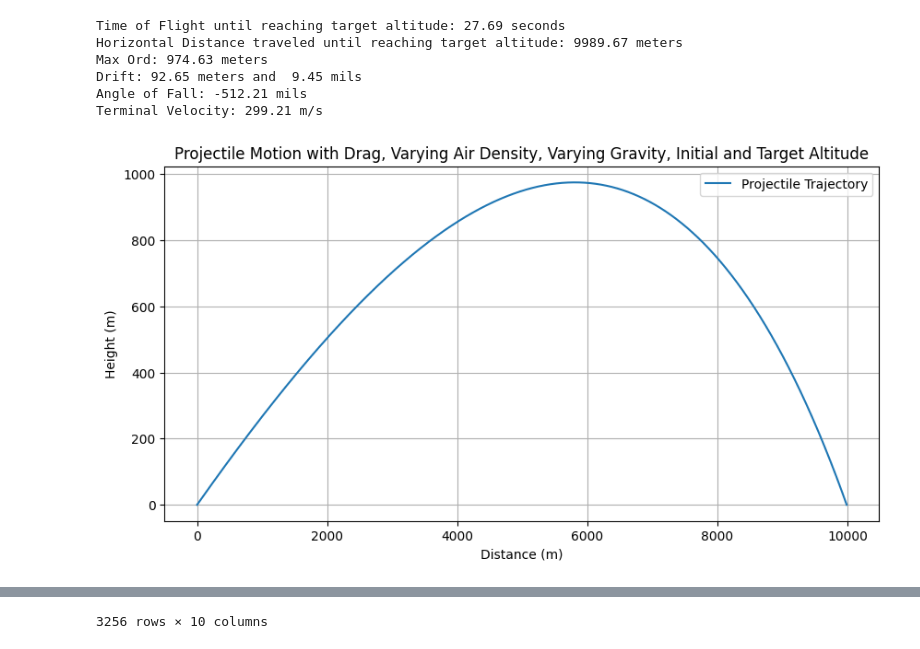
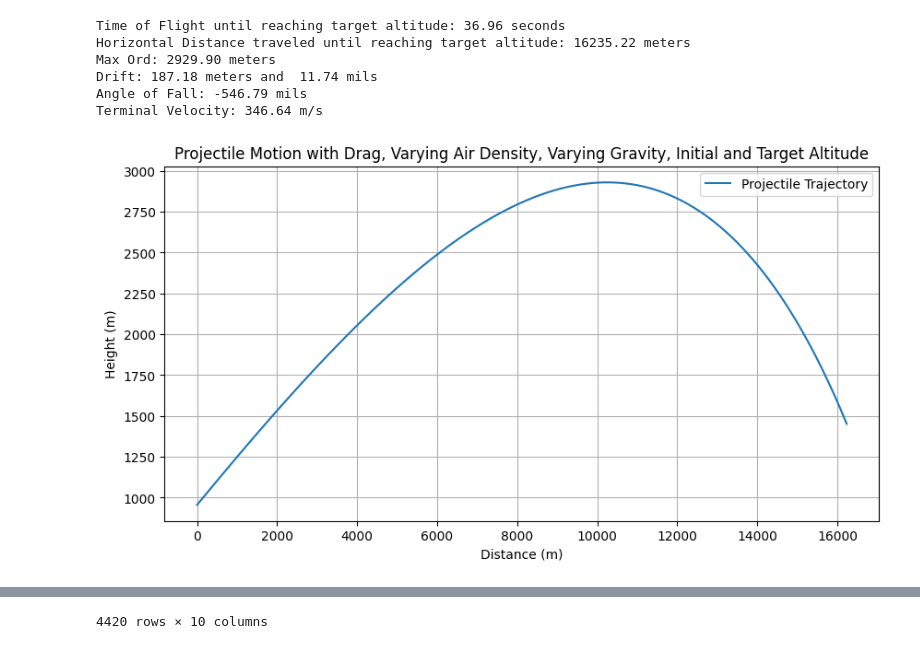
Before and after one commit to harmkenn/Python_Shots_2024, a Jupyter notebook: notebooks/AFATDS/afatds_shot_05.ipynb, the cells around one changed output, grey strips where cells are left out. Drawn from its saved outputs; the diff is of its cells as text; code cells hidden in the pictures.

```diff
--- a/notebooks/AFATDS/afatds_shot_05.ipynb
+++ b/notebooks/AFATDS/afatds_shot_05.ipynb
@@ -9,16 +9,16 @@ import pandas as pd
 gp = 9.832
 # Inputs
 # Example usage:
-v0 = 568 #m/s
-launch_angle = 305.7/3200*180 #mils to degrees
+v0 = 790 #m/s
+launch_angle = 331.9/3200*180 #mils to degrees
 mass = 103.5/2.2 # lbs to kg
 drag_coefficient = .25
 radius = .155/2
 area = radius**2*pi
 latitude = 32 + 3/60 + 31/3600 # Frankfurt's approximate latitude
-azimuth = 145/3200*180 # Firing due east
-initial_altitude = 0 # Launch altitude in meters
-target_altitude = 0 # Target altitude in meters
+azimuth = 0/3200*180 # Firing due east
+initial_altitude = 1379 # Launch altitude in meters
+target_altitude = 2094 # Target altitude in meters
 rho0 = 1.225 #float(input("Enter the air density at altitude (kg/m^3): "))
 # Additional input for Magnus effect
 spin_rate = v0/(20*.155) #float(input("Enter the projectile spin rate (revolutions per second): ")
@@ -147,38 +147,38 @@ shotdata2['y2'] = shotdata['y'] * (v0**2*1.2282602669966*10**-6-0.00184705039255
 shotdata2['drift'] = arctan(shotdata['z']/shotdata['x'])/pi*3200*(v0**2*2.0447751577913*10**-5-0.0294119701879176*v0+12.2795878968585)
 shotdata2['z2'] = shotdata2['x2']*tan(shotdata2['drift']/3200*pi)
 shotdata2['dx'] =  shotdata2['x2'].diff()
 shotdata2['dy'] =  shotdata2['y2'].diff()
 shotdata2['dt'] =  shotdata2['t2'].diff()
 shotdata2['qe2'] = arctan(shotdata2['dy']/shotdata2['dx'])/pi*3200
 shotdata2['v2'] = sqrt(shotdata2['dy']**2+shotdata2['dx']**2)/shotdata2['dt']
 
 shotdata2.iloc[:,9:].to_csv('afatds_shotdata.csv')
 
 # Note: The lateral drift is represented in the z-axis, which is not plotted in this 2D graph.
 print(f"Time of Flight until reaching target altitude: {max(shotdata2['t2']):.2f} seconds")
 print(f"Horizontal Distance traveled until reaching target altitude: {max(shotdata2['x2']):.2f} meters")
 print(f"Max Ord: {max(shotdata2['y2']):.2f} meters")
 print(f"Drift: {max(shotdata2['z2'][-5:]):.2f} meters and  {max(shotdata2['drift'][-5:]):.2f} mils")
 print(f"Angle of Fall: {max(shotdata2['qe2'][-5:]):.2f} mils")
 print(f"Terminal Velocity: {max(shotdata2['v2'][-5:]):.2f} m/s")
 
 # Plotting the trajectory
 plt.figure(figsize=(10, 5))
 plt.plot(shotdata2['x2'],shotdata2['y2'], label='Projectile Trajectory')
 plt.title('Projectile Motion with Drag, Varying Air Density, Varying Gravity, Initial and Target Altitude')
 plt.xlabel('Distance (m)')
 plt.ylabel('Height (m)')
 plt.legend()
 plt.grid(True)
 plt.show()
 
 shotdata2.iloc[:,9:]
 # %% [output]
-Time of Flight until reaching target altitude: 27.69 seconds
-Horizontal Distance traveled until reaching target altitude: 9989.67 meters
-Max Ord: 974.63 meters
-Drift: 92.65 meters and  9.45 mils
-Angle of Fall: -512.21 mils
-Terminal Velocity: 299.21 m/s
+Time of Flight until reaching target altitude: 36.96 seconds
+Horizontal Distance traveled until reaching target altitude: 16235.22 meters
+Max Ord: 2929.90 meters
+Drift: 187.18 meters and  11.74 mils
+Angle of Fall: -546.79 mils
+Terminal Velocity: 346.64 m/s
-[figure, old version]
+[figure, new version]
 |  | t2 | x2 | y2 | drift | z2 | dx | dy | dt | qe2 | v2 |
@@ -196 +196 @@ Terminal Velocity: 299.21 m/s
-3256 rows × 10 columns
+4420 rows × 10 columns
```
Also changed, not shown: parts of 1 cell of this notebook, 1 other file.
